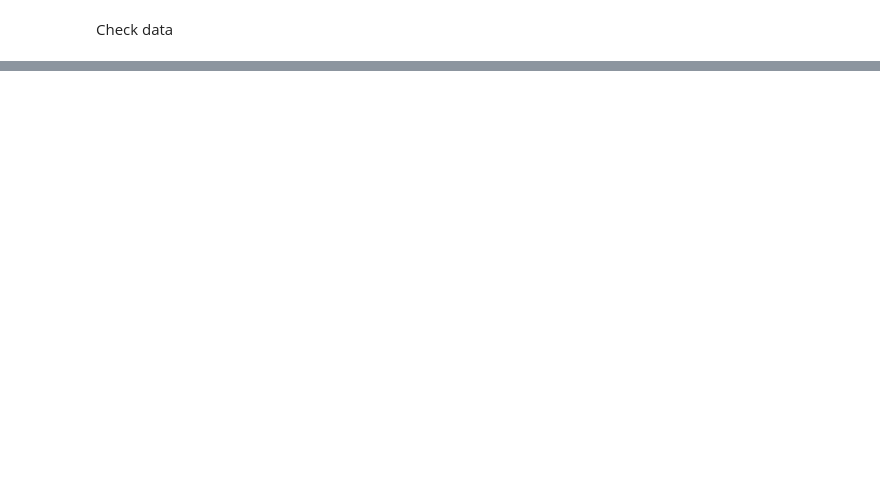
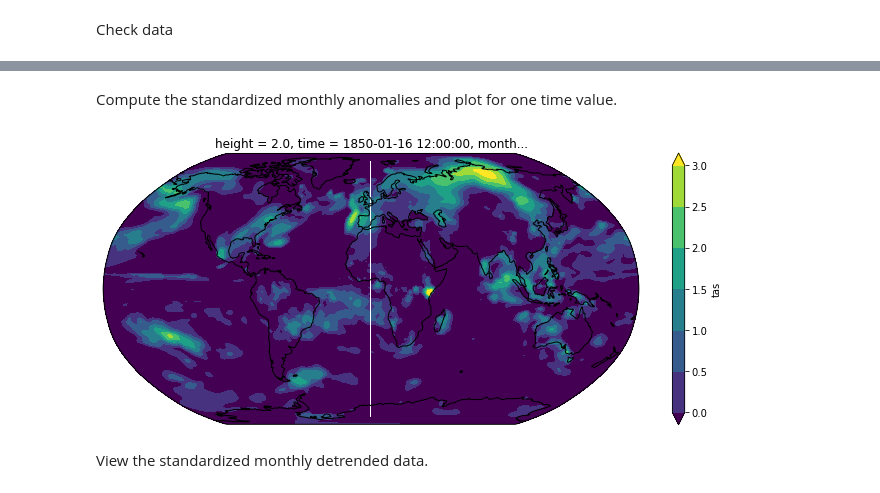
Before and after one commit to darothen/cmip6hack-toe, a Jupyter notebook: notebooks/01a_noise_calculation.ipynb, the cells around one changed output, grey strips where cells are left out. Cells and saved outputs as stored; diff of their text form; code cells hidden in the pictures; blank space fills up the shorter version.

```diff
--- a/notebooks/01a_noise_calculation.ipynb
+++ b/notebooks/01a_noise_calculation.ipynb
@@ -123,0 +178,14 @@ demonthlied_data.sel(time=slice('1850-01-16T12:00:00','1860-01-16T12:00:00')).is
+# %% [markdown]
+Compute the standardized monthly anomalies and plot for one time value.
+# %%
+thedata = demonthlied_data/demonthlied_std
+
+ax = plt.axes(projection=ccrs.Robinson())
+
+thedata.isel(time=0).plot.contourf(ax=ax, vmin=0, vmax=3, transform=ccrs.PlateCarree())
+ax.coastlines()
+plt.gcf().set_size_inches((12,5))
+# %% [output]
+[figure, added]
+# %% [markdown]
+View the standardized monthly detrended data.
```
Also changed, not shown: parts of 35 cells of this notebook.
